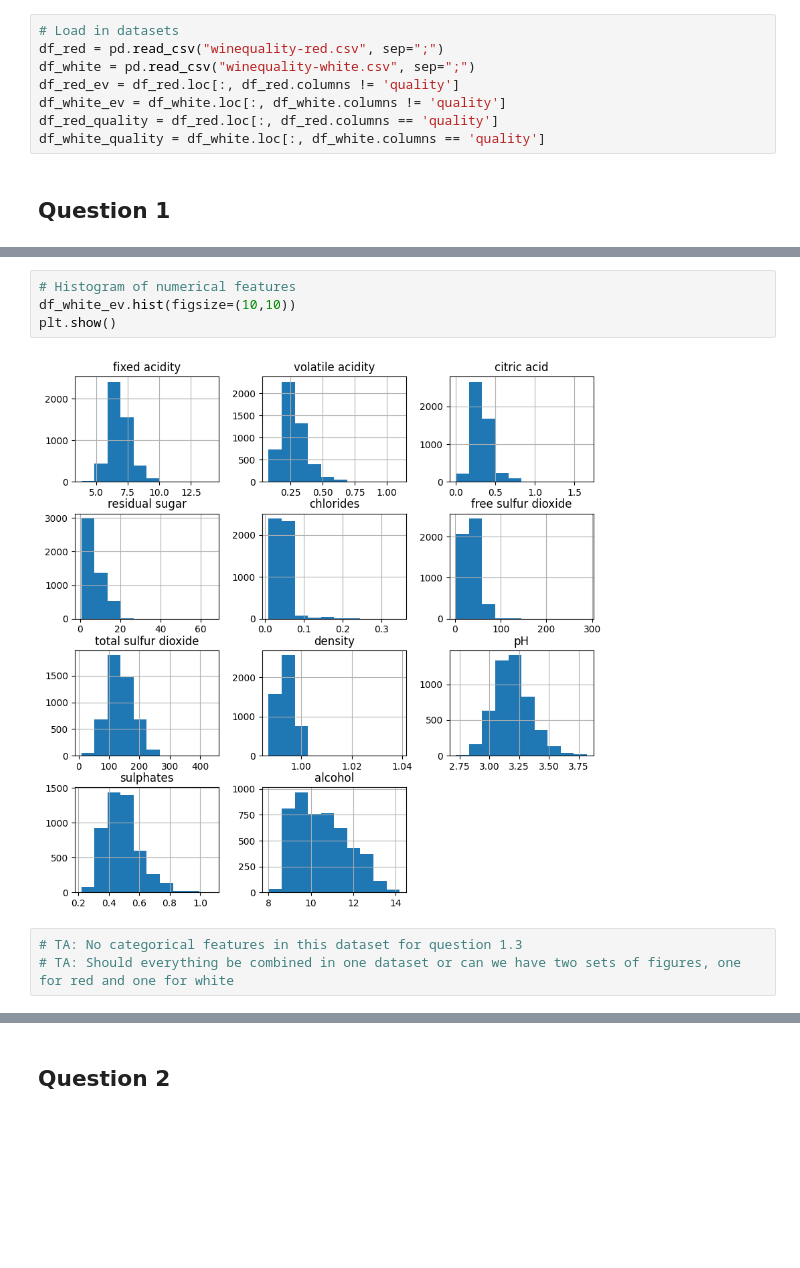
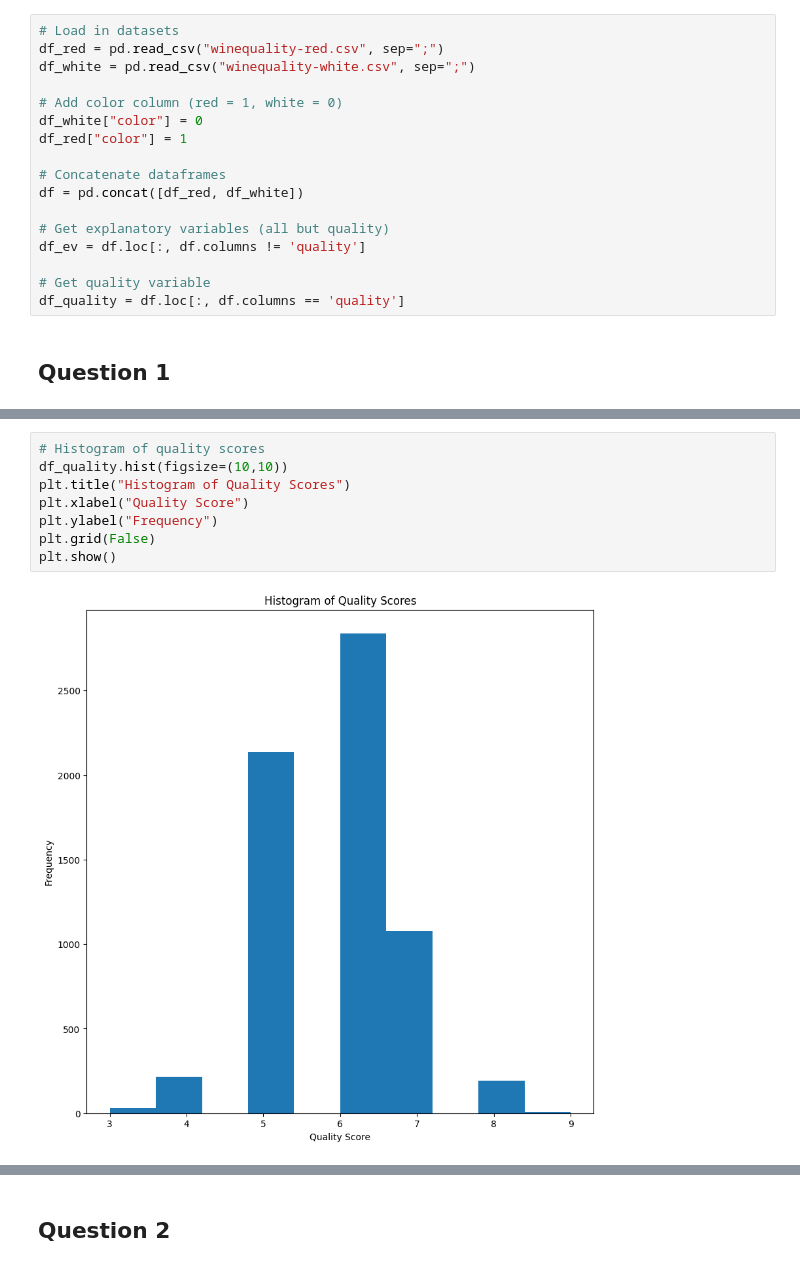
Before and after one commit to stswee/ECE219, a Jupyter notebook: Project_4/ECE219_Project_4_Part1.ipynb, the cells around one changed output, grey strips where cells are left out. Cells and saved outputs as stored; diff of their text form; blank space fills up the shorter version.

Commit message:
Code complete up to question 6

```diff
--- a/Project_4/ECE219_Project_4_Part1.ipynb
+++ b/Project_4/ECE219_Project_4_Part1.ipynb
@@ -20,10 +20,19 @@ from sklearn.tree import plot_tree
 # Load in datasets
 df_red = pd.read_csv("winequality-red.csv", sep=";")
 df_white = pd.read_csv("winequality-white.csv", sep=";")
-df_red_ev = df_red.loc[:, df_red.columns != 'quality']
-df_white_ev = df_white.loc[:, df_white.columns != 'quality']
-df_red_quality = df_red.loc[:, df_red.columns == 'quality']
-df_white_quality = df_white.loc[:, df_white.columns == 'quality']
+
+# Add color column (red = 1, white = 0)
+df_white["color"] = 0
+df_red["color"] = 1
+
+# Concatenate dataframes
+df = pd.concat([df_red, df_white])
+
+# Get explanatory variables (all but quality)
+df_ev = df.loc[:, df.columns != 'quality']
+
+# Get quality variable
+df_quality = df.loc[:, df.columns == 'quality']
 # %% [markdown]
 ## Question 1
 # %%
@@ -66,9 +98,10 @@ plt.show()
 # %%
-# Histogram of numerical features
-df_white_ev.hist(figsize=(10,10))
+# Histogram of quality scores
+df_quality.hist(figsize=(10,10))
+plt.title("Histogram of Quality Scores")
+plt.xlabel("Quality Score")
+plt.ylabel("Frequency")
+plt.grid(False)
 plt.show()
 # %% [output]
-[figure, old version]
+[figure, new version]
-# %%
-# TA: No categorical features in this dataset for question 1.3
-# TA: Should everything be combined in one dataset or can we have two sets of figures, one for red and one for white
```
Also changed, not shown: parts of 27 cells of this notebook.
